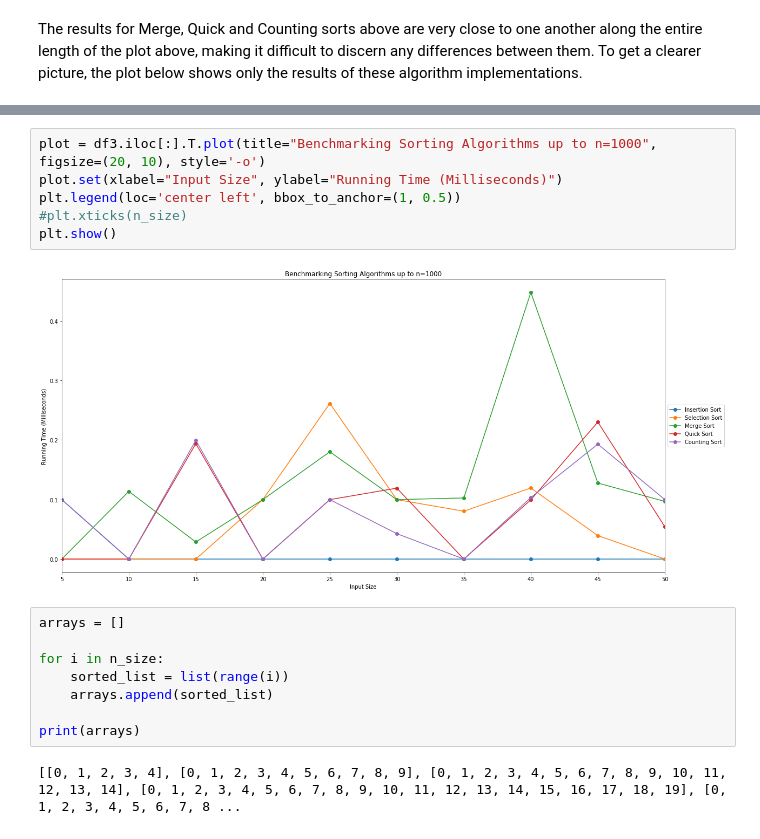
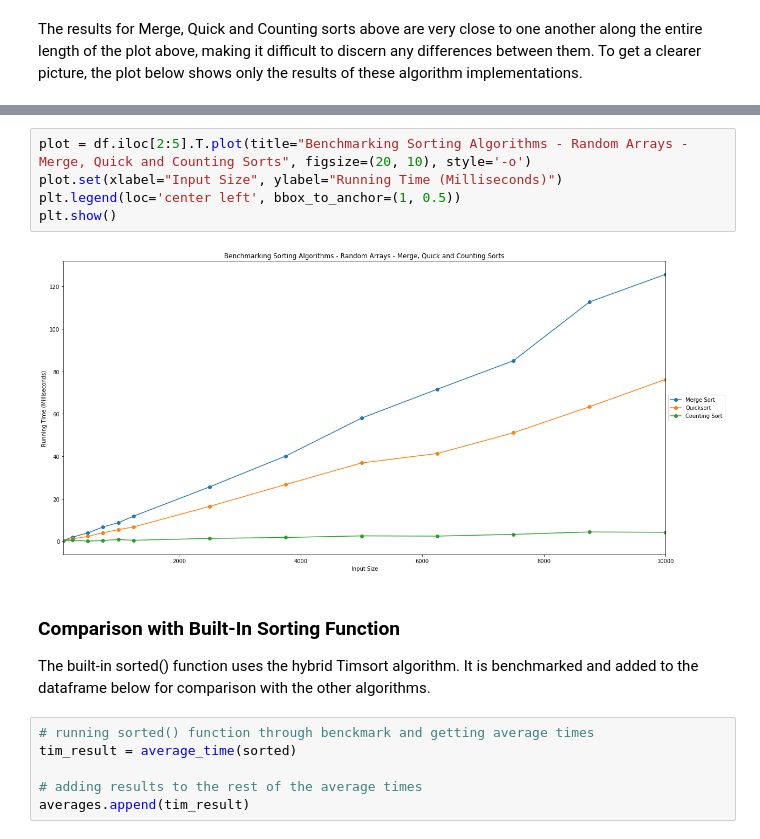
Before and after one commit to jennifer-ryan/benchmarking-sorting-algorithms, a Jupyter notebook: Benchmarking Sorting Algorithms.ipynb, the cells around one changed output, grey strips where cells are left out. Cells and saved outputs as stored; diff of their text form.

```diff
--- a/Benchmarking Sorting Algorithms.ipynb
+++ b/Benchmarking Sorting Algorithms.ipynb
@@ -414,18 +334,17 @@ df3
-# %%
-plot = df3.iloc[:].T.plot(title="Benchmarking Sorting Algorithms up to n=1000", figsize=(20, 10), style='-o')
-plot.set(xlabel="Input Size", ylabel="Running Time (Milliseconds)")
-plt.legend(loc='center left', bbox_to_anchor=(1, 0.5))
-#plt.xticks(n_size)
-plt.show()
-# %% [output]
-[figure, removed]
-# %%
-arrays = []
-
-for i in n_size:
-    sorted_list = list(range(i))
-    arrays.append(sorted_list)
-
-print(arrays)
-# %% [output]
-[[0, 1, 2, 3, 4], [0, 1, 2, 3, 4, 5, 6, 7, 8, 9], [0, 1, 2, 3, 4, 5, 6, 7, 8, 9, 10, 11, 12, 13, 14], [0, 1, 2, 3, 4, 5, 6, 7, 8, 9, 10, 11, 12, 13, 14, 15, 16, 17, 18, 19], [0, 1, 2, 3, 4, 5, 6, 7, 8 ...
+# %%
+plot = df.iloc[2:5].T.plot(title="Benchmarking Sorting Algorithms - Random Arrays - Merge, Quick and Counting Sorts", figsize=(20, 10), style='-o')
+plot.set(xlabel="Input Size", ylabel="Running Time (Milliseconds)")
+plt.legend(loc='center left', bbox_to_anchor=(1, 0.5))
+plt.show()
+# %% [output]
+[figure, added]
+# %% [markdown]
+### Comparison with Built-In Sorting Function
+
+The built-in sorted() function uses the hybrid Timsort algorithm. It is benchmarked and added to the dataframe below for comparison with the other algorithms.
+# %%
+# running sorted() function through benckmark and getting average times
+tim_result = average_time(sorted)
+
+# adding results to the rest of the average times
+averages.append(tim_result)
```
Also changed, not shown: parts of 73 cells of this notebook, 1 other file.
